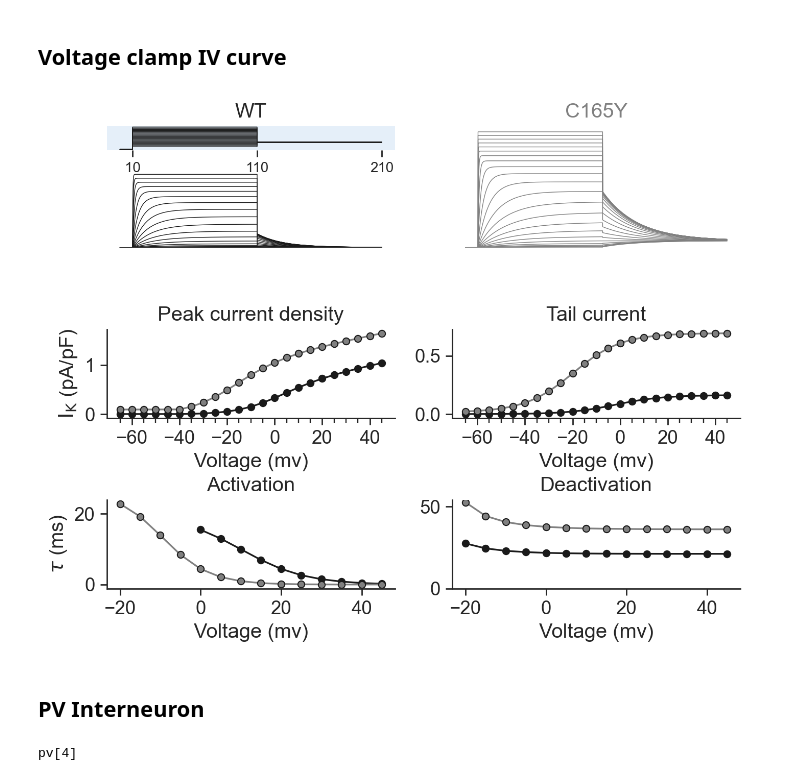
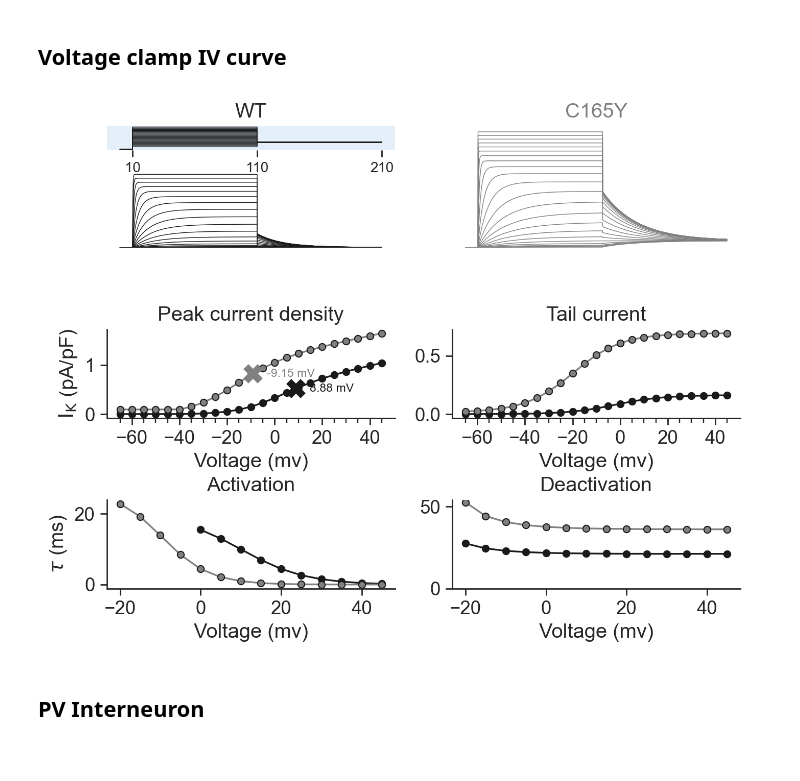
Before and after one commit to ChrisCurrin/pv-kcnc2, a Jupyter notebook: notebook.ipynb, the cells around one changed output. Drawn from its saved outputs; the diff is of its cells as text; code cells hidden in the pictures.

```diff
--- a/notebook.ipynb
+++ b/notebook.ipynb
@@ -309,6 +309,33 @@ def iv_fig(vclamp_values=None, ppn_props=None, ppn_mut_props=None, tstop=210):
         legend=False,
     )
 
+    # plot voltage at half peak
+    for key, c in zip(["WT", "C165Y"], ["k", "gray"]):
+        df_kv = points[points["Kv3.2"] == key].reset_index()
+        interp_points = interpolate(df_kv, 0.01)
+        df_kv["Relative conductance"] = df_kv["peak ik"] / df_kv["peak ik"].max()
+        interp_points["Relative conductance"] = (
+            interp_points["peak ik"] / interp_points["peak ik"].max()
+        )
+
+        v_half_idx, v_half = find_v_half(interp_points)
+        # print(f"{v_half=}")
+        xy = (v_half, interp_points.iloc[v_half_idx]["peak ik"])
+        axes["i-v peak"].annotate(
+            f"{xy[0]:.2f} mV",
+            xy=xy,
+            xytext=(10, 0),
+            textcoords="offset points",
+            color=c,
+            # arrowprops=dict(arrowstyle="->", color="k"),
+            va="center",
+            fontsize="xx-small",
+        )
+
+        axes["i-v peak"].plot(
+            *xy, "x", color=c, markersize=10, markeredgewidth=5, zorder=100
+        )
+
     axes["v"].set_ylim(env_var()["v_init"] - 5, max(vclamp_values) + 5)
     # set ylims the same for ik and ikmut
     ymax = max(axes["ik"].get_ylim()[1], axes["ik_mut"].get_ylim()[1])
@@ -336,7 +363,6 @@ def iv_fig(vclamp_values=None, ppn_props=None, ppn_mut_props=None, tstop=210):
     # sns.despine(ax=axes["v"], top=False, right=False)
     pal = sns.color_palette("Blues", n_colors=10)
     axes["v"].set_facecolor(pal[0])
-
 
     for ax in [axes["i-v peak"], axes["i-v tail"]]:
         ax.set_xlabel(VOLTAGE_MV)
@@ -356,46 +382,33 @@ def iv_fig(vclamp_values=None, ppn_props=None, ppn_mut_props=None, tstop=210):
                 (
                     ((plot_points["v"] >= min_v) & (plot_points["Kv3.2"] == "WT"))
                     | ((plot_points["v"] >= -20) & (plot_points["Kv3.2"] == "C165Y"))
                 )
             ],
             x="v",
             y=key,
             ax=axes[key],
             hue="Kv3.2",
             hue_order=["WT", "C165Y"],
             palette=["k", "gray"],
             marker="o",
             markeredgecolor="k",
             legend=False,
         )
         axes[key].set_title(key.replace("tau ", "").capitalize())
         axes[key].set_xlabel(VOLTAGE_MV)
         if key == "tau activation":
             axes[key].set_ylabel(f"$\\tau$ (ms)")
         else:
             axes[key].set_ylabel("")
 
     # axes["tau activation"].set_ylim(0, 40)
     axes["tau deactivation"].set_ylim(0)
 
     return points, plot_points
 
 
 iv_fig();
 # %% [output]
-[figure, old version]
+[figure, new version]
 # %% [markdown]
 ## PV Interneuron
-# %%
-pv_wt = get_pv("WT")
-pv_mut_1 = get_pv("C165Y - 100%")
-pv_mut_3_4 = get_pv("C165Y - 75%")
-pv_mut_half = get_pv("C165Y - 50%")
-pv_mut_quart = get_pv("C165Y - 25%")
-
-mut(pv_mut_1, 1)  # 100% mutant
-mut(pv_mut_3_4, 0.75)
-mut(pv_mut_half, 0.5)
-mut(pv_mut_quart, 0.25)
-# %% [output]
-pv[4]
```
Also changed, not shown: parts of 8 cells of this notebook, 7 other files.
